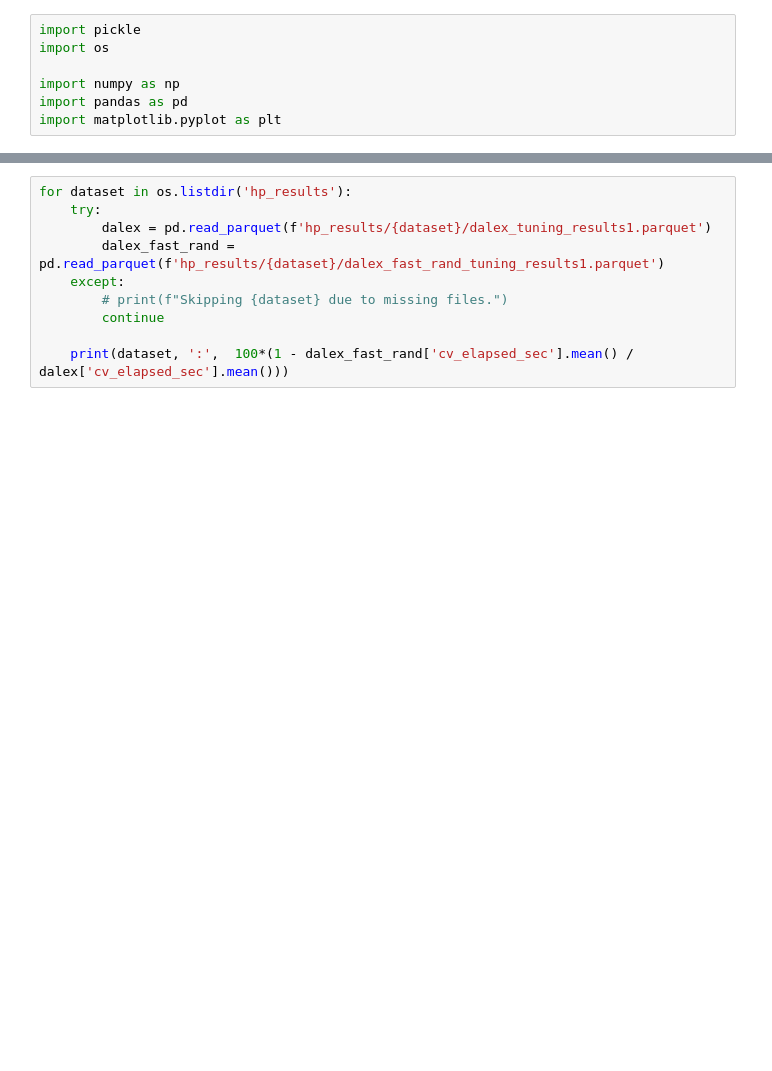
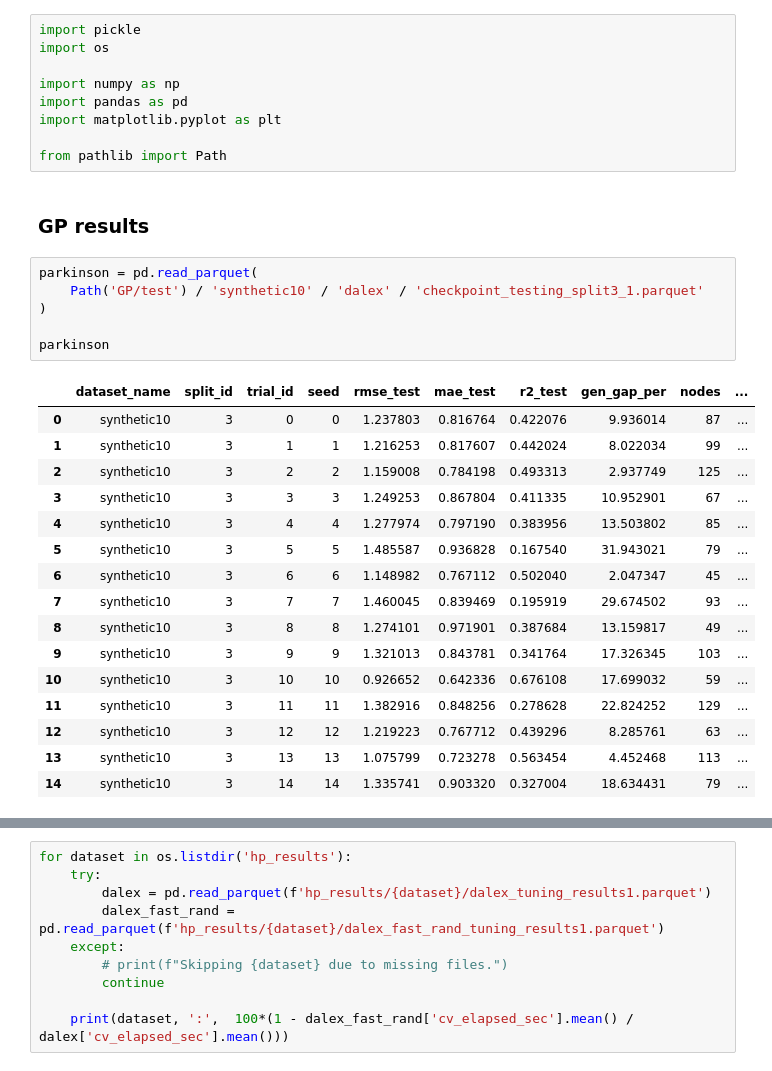
Before and after one commit to amarmate/SLIM-TEST-LITE, a Jupyter notebook: results.ipynb, the cells around one changed output, grey strips where cells are left out. Cells and saved outputs as stored; diff of their text form; blank space fills up the shorter version.

```diff
--- a/results.ipynb
+++ b/results.ipynb
@@ -5,3 +5,30 @@ import os
 import numpy as np
 import pandas as pd
 import matplotlib.pyplot as plt
+
+from pathlib import Path
+# %% [markdown]
+### GP results
+# %%
+parkinson = pd.read_parquet(
+    Path('GP/test') / 'synthetic10' / 'dalex' / 'checkpoint_testing_split3_1.parquet'
+)
+
+parkinson
+# %% [output]
+|  | dataset_name | split_id | trial_id | seed | rmse_test | mae_test | r2_test | gen_gap_per | nodes | ... |
+| 0 | synthetic10 | 3 | 0 | 0 | 1.237803 | 0.816764 | 0.422076 | 9.936014 | 87 | ... |
+| 1 | synthetic10 | 3 | 1 | 1 | 1.216253 | 0.817607 | 0.442024 | 8.022034 | 99 | ... |
+| 2 | synthetic10 | 3 | 2 | 2 | 1.159008 | 0.784198 | 0.493313 | 2.937749 | 125 | ... |
+| 3 | synthetic10 | 3 | 3 | 3 | 1.249253 | 0.867804 | 0.411335 | 10.952901 | 67 | ... |
+| 4 | synthetic10 | 3 | 4 | 4 | 1.277974 | 0.797190 | 0.383956 | 13.503802 | 85 | ... |
+| 5 | synthetic10 | 3 | 5 | 5 | 1.485587 | 0.936828 | 0.167540 | 31.943021 | 79 | ... |
+| 6 | synthetic10 | 3 | 6 | 6 | 1.148982 | 0.767112 | 0.502040 | 2.047347 | 45 | ... |
+| 7 | synthetic10 | 3 | 7 | 7 | 1.460045 | 0.839469 | 0.195919 | 29.674502 | 93 | ... |
+| 8 | synthetic10 | 3 | 8 | 8 | 1.274101 | 0.971901 | 0.387684 | 13.159817 | 49 | ... |
+| 9 | synthetic10 | 3 | 9 | 9 | 1.321013 | 0.843781 | 0.341764 | 17.326345 | 103 | ... |
+| 10 | synthetic10 | 3 | 10 | 10 | 0.926652 | 0.642336 | 0.676108 | 17.699032 | 59 | ... |
+| 11 | synthetic10 | 3 | 11 | 11 | 1.382916 | 0.848256 | 0.278628 | 22.824252 | 129 | ... |
+| 12 | synthetic10 | 3 | 12 | 12 | 1.219223 | 0.767712 | 0.439296 | 8.285761 | 63 | ... |
+| 13 | synthetic10 | 3 | 13 | 13 | 1.075799 | 0.723278 | 0.563454 | 4.452468 | 113 | ... |
+| 14 | synthetic10 | 3 | 14 | 14 | 1.335741 | 0.903320 | 0.327004 | 18.634431 | 79 | ... |
```
Also changed, not shown: parts of 3 cells of this notebook, 2 other files.
